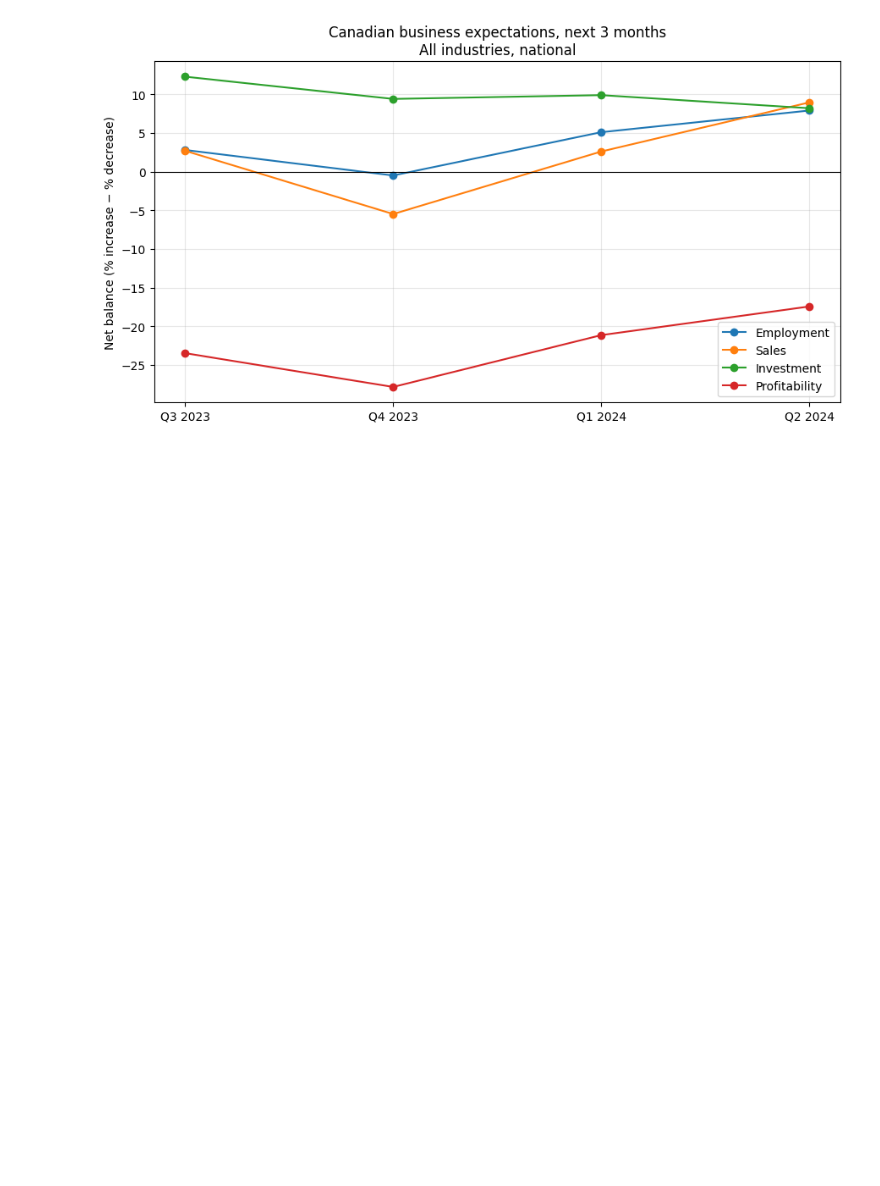
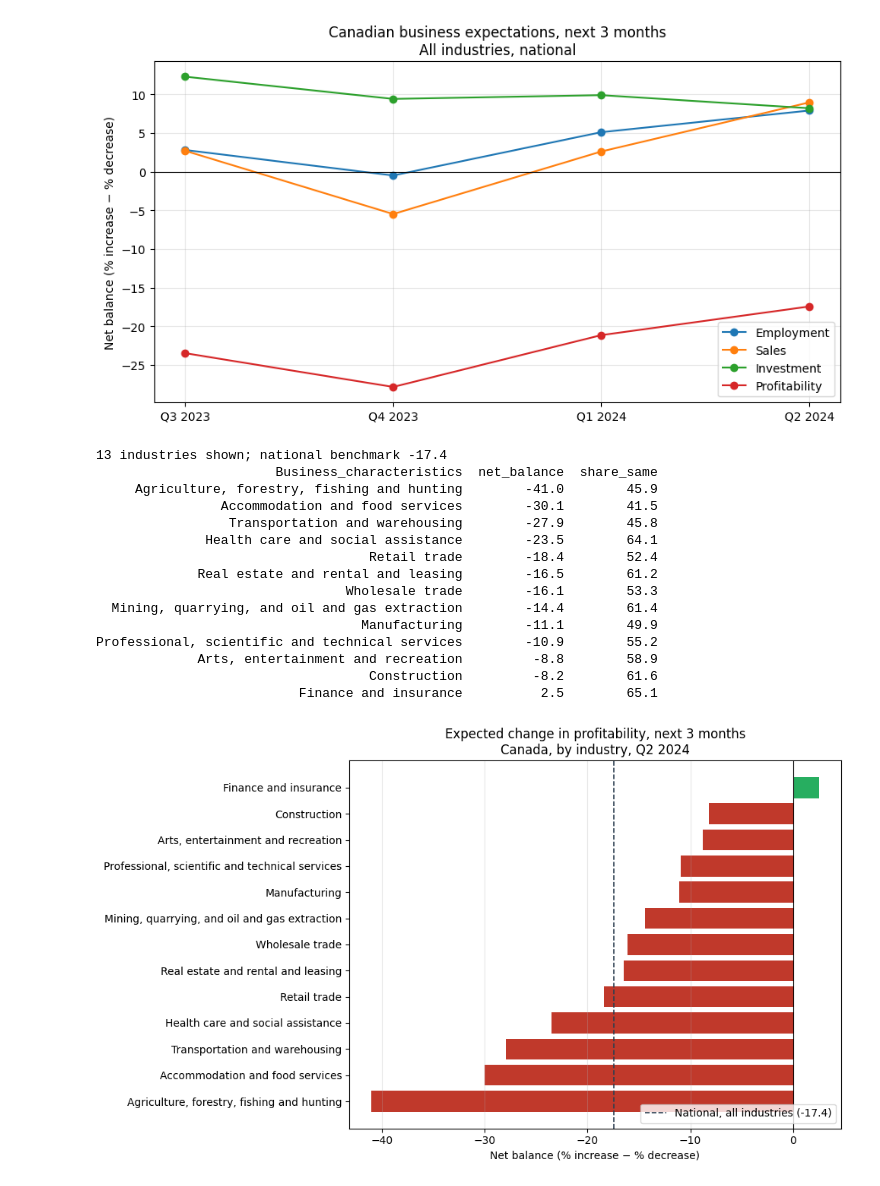
Before and after one commit to stephanieajah/csbc_business_conditions_analysis, a Jupyter notebook: notebooks/analysis.ipynb, the cells around one changed output. Saved outputs shown, nothing was run; the diff lists cells and outputs as text; code cells hidden in the pictures; blank space fills up the shorter version.

Commit message:
Add Analysis 2: industry profitability cross-section

```diff
--- a/notebooks/analysis.ipynb
+++ b/notebooks/analysis.ipynb
@@ -282,3 +282,50 @@ Q4 2023        -0.5         9.4          -27.9   -5.5
 Q1 2024         5.1         9.9          -21.1    2.6
 Q2 2024         7.9         8.2          -17.4    8.9
 [figure]
+# %%
+# Latest quarter, national, by industry — who is bearing the profitability squeeze?
+ind = cells[
+    (cells["GEO"] == "Canada")
+    & (cells["Quarter"] == "Q2 2024")
+    & (cells["metric"] == "Profitability")
+    & (cells["Business_characteristics"] != TOTAL_IND)
+    & (cells["n_missing"] == 0)
+    & (cells["n_zero"] == 0)
+].copy()
+
+ind = ind.sort_values("net_balance")
+benchmark = wide.loc["Q2 2024", "Profitability"]
+
+print(f"{len(ind)} industries shown; national benchmark {benchmark:.1f}")
+print(ind[["Business_characteristics", "net_balance", "share_same"]].round(1).to_string(index=False))
+
+fig, ax = plt.subplots(figsize=(10, 6))
+colors = ["#c0392b" if v < 0 else "#27ae60" for v in ind["net_balance"]]
+ax.barh(ind["Business_characteristics"], ind["net_balance"], color=colors)
+ax.axvline(0, color="black", lw=0.8)
+ax.axvline(benchmark, color="#2c3e50", ls="--", lw=1.2,
+           label=f"National, all industries ({benchmark:.1f})")
+ax.set_xlabel("Net balance (% increase − % decrease)")
+ax.set_title("Expected change in profitability, next 3 months\nCanada, by industry, Q2 2024")
+ax.legend(loc="lower right")
+ax.grid(axis="x", alpha=0.3)
+plt.tight_layout()
+plt.savefig("outputs/analysis2_industry_profitability.png", dpi=150)
+plt.show()
+# %% [output]
+13 industries shown; national benchmark -17.4
+                       Business_characteristics  net_balance  share_same
+     Agriculture, forestry, fishing and hunting        -41.0        45.9
+                Accommodation and food services        -30.1        41.5
+                 Transportation and warehousing        -27.9        45.8
+              Health care and social assistance        -23.5        64.1
+                                   Retail trade        -18.4        52.4
+             Real estate and rental and leasing        -16.5        61.2
+                                Wholesale trade        -16.1        53.3
+  Mining, quarrying, and oil and gas extraction        -14.4        61.4
+                                  Manufacturing        -11.1        49.9
+Professional, scientific and technical services        -10.9        55.2
+             Arts, entertainment and recreation         -8.8        58.9
+                                   Construction         -8.2        61.6
+                          Finance and insurance          2.5        65.1
+[figure, added]
```
